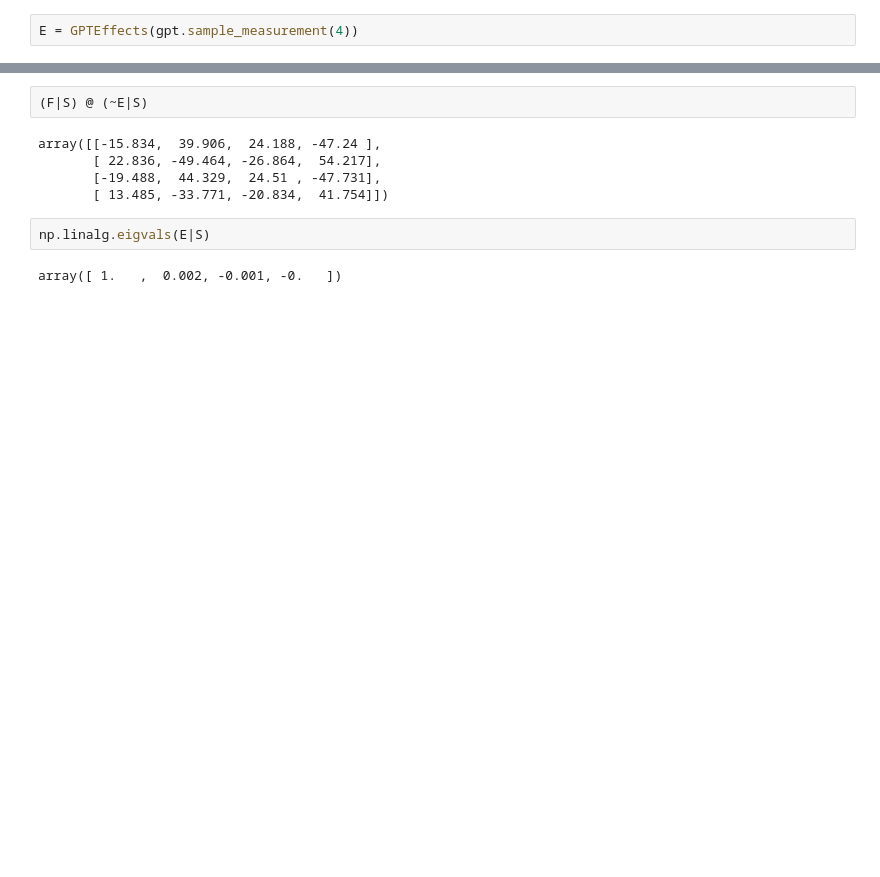
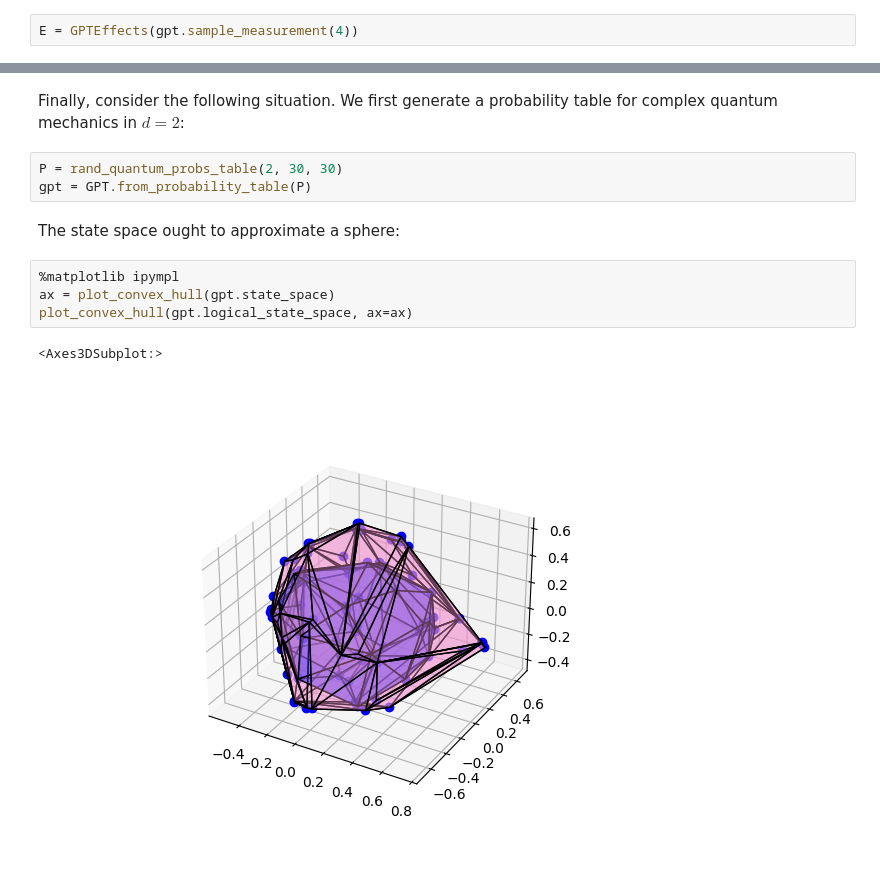
Before and after one commit to heyredhat/qbuki, a Jupyter notebook: notebooks/8_GPTs.ipynb, the cells around one changed output, grey strips where cells are left out. Drawn from its saved outputs; the diff is of its cells as text; blank space fills up the shorter version.

```diff
--- a/notebooks/8_GPTs.ipynb
+++ b/notebooks/8_GPTs.ipynb
@@ -141,11 +205,14 @@ array([[0.198]])
-# %%
-(F|S) @ (~E|S)
-# %% [output]
-array([[-15.834,  39.906,  24.188, -47.24 ],
-       [ 22.836, -49.464, -26.864,  54.217],
-       [-19.488,  44.329,  24.51 , -47.731],
-       [ 13.485, -33.771, -20.834,  41.754]])
-# %%
-np.linalg.eigvals(E|S)
-# %% [output]
-array([ 1.   ,  0.002, -0.001, -0.   ])
+# %% [markdown]
+Finally, consider the following situation. We first generate a probability table for complex quantum mechanics in $d=2$:
+# %%
+P = rand_quantum_probs_table(2, 30, 30)
+gpt = GPT.from_probability_table(P)
+# %% [markdown]
+The state space ought to approximate a sphere:
+# %%
+%matplotlib ipympl
+ax = plot_convex_hull(gpt.state_space)
+plot_convex_hull(gpt.logical_state_space, ax=ax)
+# %% [output]
+<Axes3DSubplot:>
+[figure, added]
```
Also changed, not shown: parts of 46 cells of this notebook, 3 other files.
